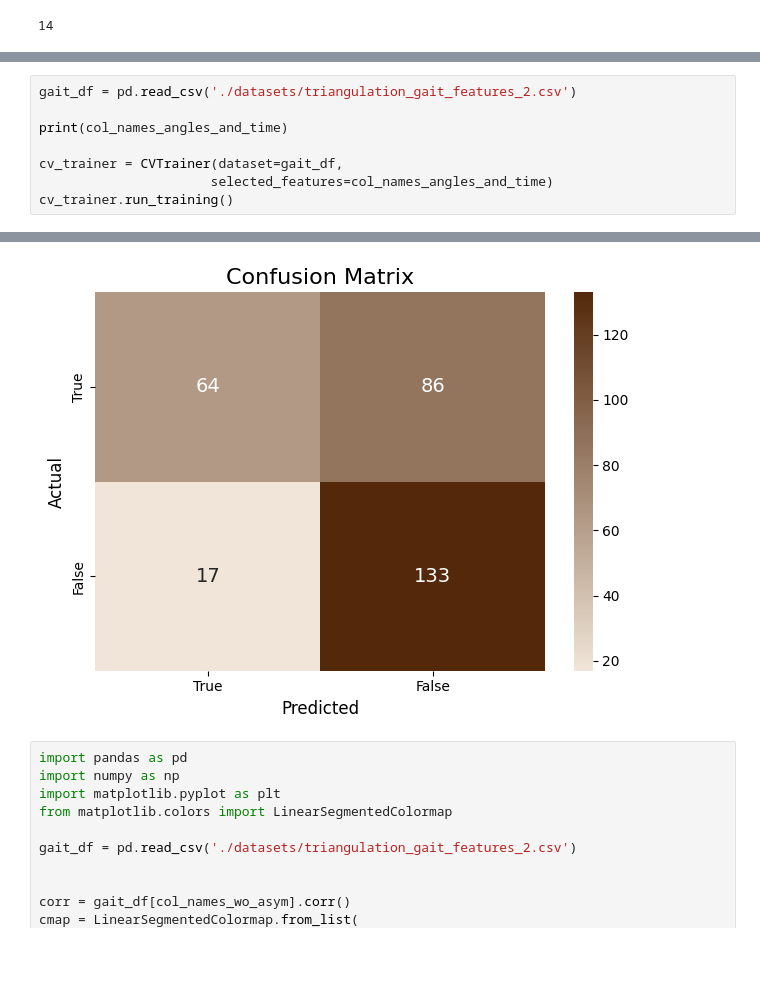
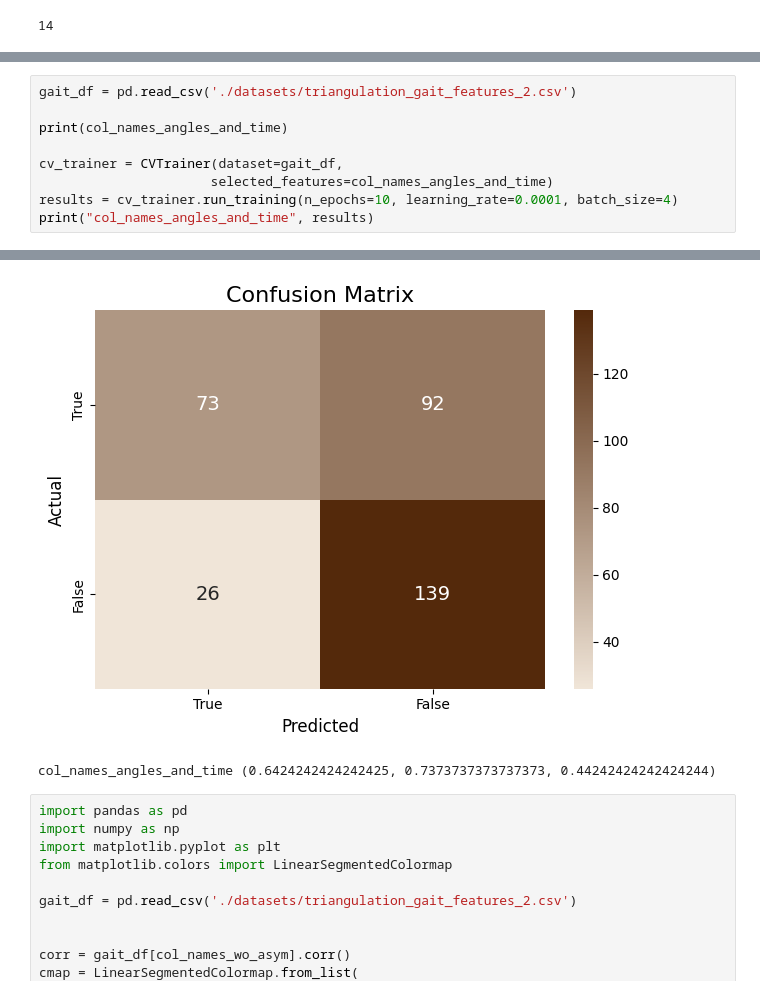
Before and after one commit to mklimek001/gait-features-identification, a Jupyter notebook: cv_trainer_preparation_triangulated_data.ipynb, the cells around one changed output, grey strips where cells are left out. Cells and saved outputs as stored; diff of their text form; blank space fills up the shorter version.

```diff
--- a/cv_trainer_preparation_triangulated_data.ipynb
+++ b/cv_trainer_preparation_triangulated_data.ipynb
@@ -242,6 +421,7 @@ print(col_names_angles_and_time)
 
 cv_trainer = CVTrainer(dataset=gait_df,
                       selected_features=col_names_angles_and_time)
-cv_trainer.run_training()
+results = cv_trainer.run_training(n_epochs=10, learning_rate=0.0001, batch_size=4)
+print("col_names_angles_and_time", results)
 # %% [output]
 ['l_mean_max_hip_angle_diff', 'r_mean_max_hip_angle_diff', 'total_mean_max_hip_angle_diff', 'l_mean_max_knee_angle_diff', 'r_mean_max_knee_angle_diff', 'total_mean_max_knee_angle_diff', 'l_mean_max_an ...
@@ -264,4 +444,5 @@ False    17    133
-[figure, old version]
+[figure, new version]
+col_names_angles_and_time (0.6424242424242425, 0.7373737373737373, 0.44242424242424244)
 # %%
 import pandas as pd
 import numpy as np
```
Also changed, not shown: parts of 10 cells of this notebook, 4 other files.
